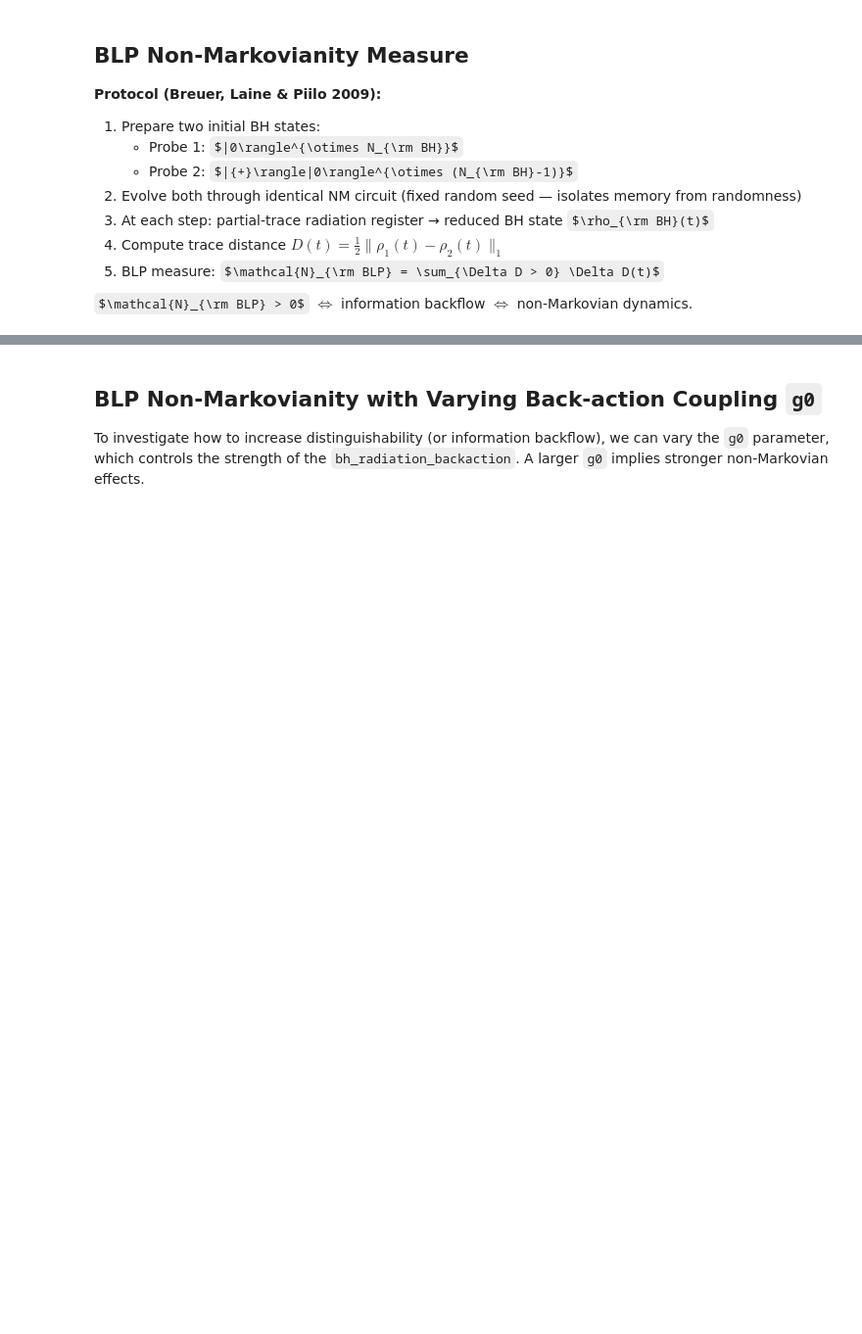
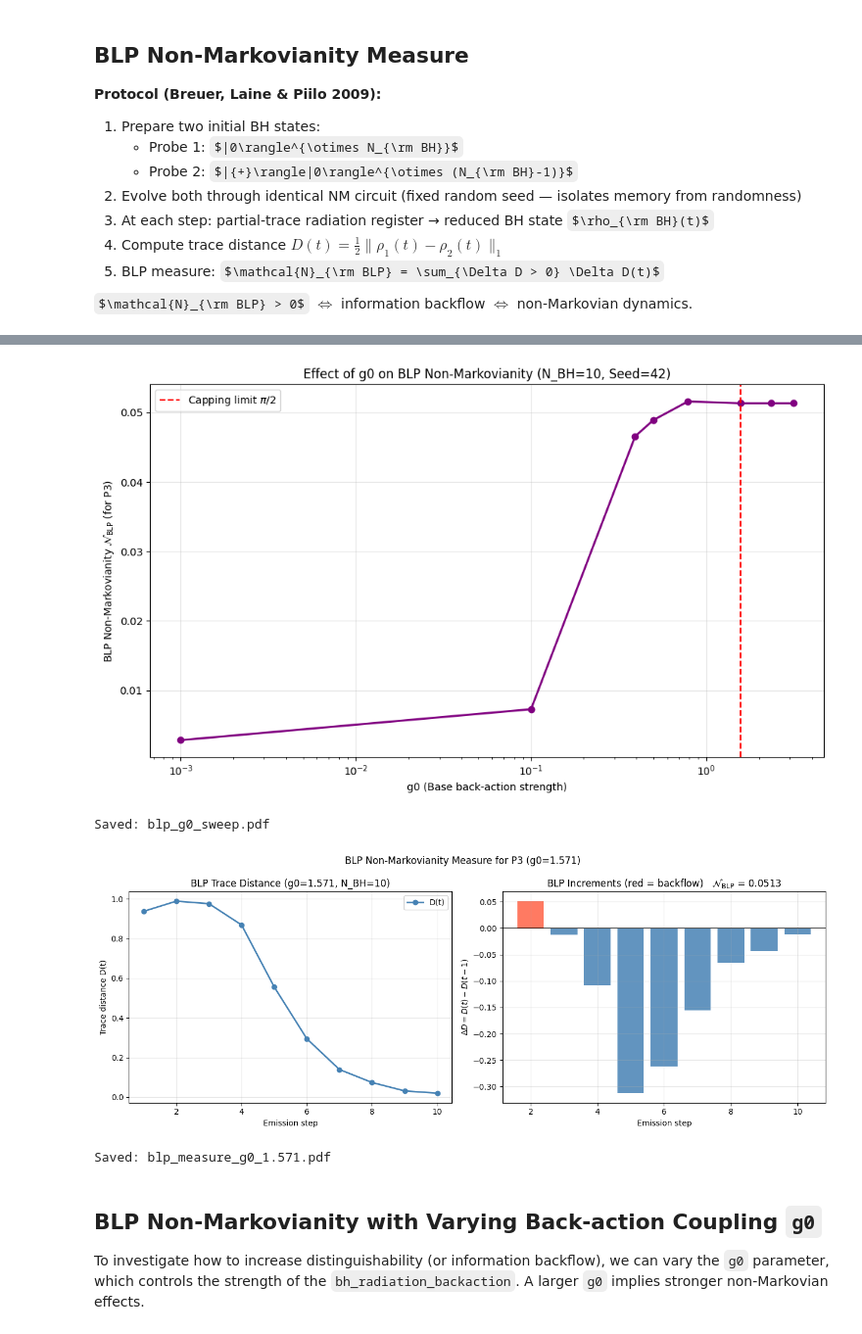
Before and after one commit to aaqhilahamed2004-ops/non-markovian_black-hole_evaporation, a Jupyter notebook: MvNM_v2.ipynb, the cells around one changed output, grey strips where cells are left out. Shown at 98% size. Cells and saved outputs as stored; diff of their text form; code cells hidden in the pictures; some formulas as TeX source; blank space fills up the shorter version.

```diff
--- a/MvNM_v2.ipynb
+++ b/MvNM_v2.ipynb
@@ -854,3 +925,60 @@ Saved: blp_seed_robustness.pdf
+# %%
+# Plotting the BLP N_BLP vs g0 values
+
+g0_keys = list(blp_g0_results.keys())
+n_blp_values = [blp_g0_results[g]['N_BLP'] for g in g0_keys]
+
+plt.figure(figsize=(10, 6))
+plt.plot(g0_keys, n_blp_values, 'o-', color='purple', lw=2)
+plt.axvline(np.pi / 2, color='red', linestyle='--', label=r'Capping limit $\pi/2$')
+plt.xlabel(r'g0 (Base back-action strength)')
+plt.ylabel(r'BLP Non-Markovianity $\mathcal{N}_{\rm BLP}$ (for P3)')
+plt.title(f'Effect of g0 on BLP Non-Markovianity (N_BH={N_BH}, Seed={SWEEP_SEED})')
+plt.grid(alpha=0.3)
+plt.legend()
+plt.xscale('log') # Use log scale for g0 to better see the initial changes
+plt.tight_layout()
+plt.savefig("blp_g0_sweep.pdf", bbox_inches='tight', dpi=200)
+plt.show()
+print("Saved: blp_g0_sweep.pdf")
+
+# Additionally, plot D(t) and dD for a specific g0 (e.g., np.pi/2) to show the effect in detail
+specific_g0 = np.pi / 2
+if specific_g0 in blp_g0_results:
+    D_values_g0 = blp_g0_results[specific_g0]['D_values']
+    dD_g0 = np.diff(D_values_g0)
+    N_BLP_g0 = blp_g0_results[specific_g0]['N_BLP']
+    steps_plot = list(range(1, len(D_values_g0) + 1))
+
+    fig, axes = plt.subplots(1, 2, figsize=(13, 5))
+
+    axes[0].plot(steps_plot, D_values_g0, 'o-', color='steelblue', lw=2, label='D(t)')
+    axes[0].set_xlabel("Emission step")
+    axes[0].set_ylabel("Trace distance D(t)")
+    axes[0].set_title(f"BLP Trace Distance (g0={specific_g0:.3f}, N_BH={N_BH})")
+    axes[0].grid(alpha=0.3); axes[0].legend()
+
+    bar_colors = ['tomato' if d > 0 else 'steelblue' for d in dD_g0]
+    axes[1].bar(steps_plot[1:], dD_g0, color=bar_colors, alpha=0.85)
+    axes[1].axhline(0, color='black', lw=0.8)
+    axes[1].set_xlabel("Emission step")
+    axes[1].set_ylabel(r"$\Delta D = D(t) - D(t-1)$")
+    axes[1].set_title(
+        f"BLP Increments (red = backflow)   "
+        r"$\mathcal{N}_{\rm BLP}$" + f" = {N_BLP_g0:.4f}"
+    )
+    axes[1].grid(alpha=0.3)
+
+    plt.suptitle(f"BLP Non-Markovianity Measure for P3 (g0={specific_g0:.3f})", fontsize=12)
+    plt.tight_layout()
+    plt.savefig(f"blp_measure_g0_{specific_g0:.3f}.pdf", bbox_inches='tight', dpi=200)
+    plt.show()
+    print(f"Saved: blp_measure_g0_{specific_g0:.3f}.pdf")
+# %% [output]
+[figure, added]
+Saved: blp_g0_sweep.pdf
+[figure, added]
+Saved: blp_measure_g0_1.571.pdf
 # %% [markdown]
 ## BLP Non-Markovianity with Varying Back-action Coupling `g0`
 
```
Also changed, not shown: parts of 17 cells of this notebook.
